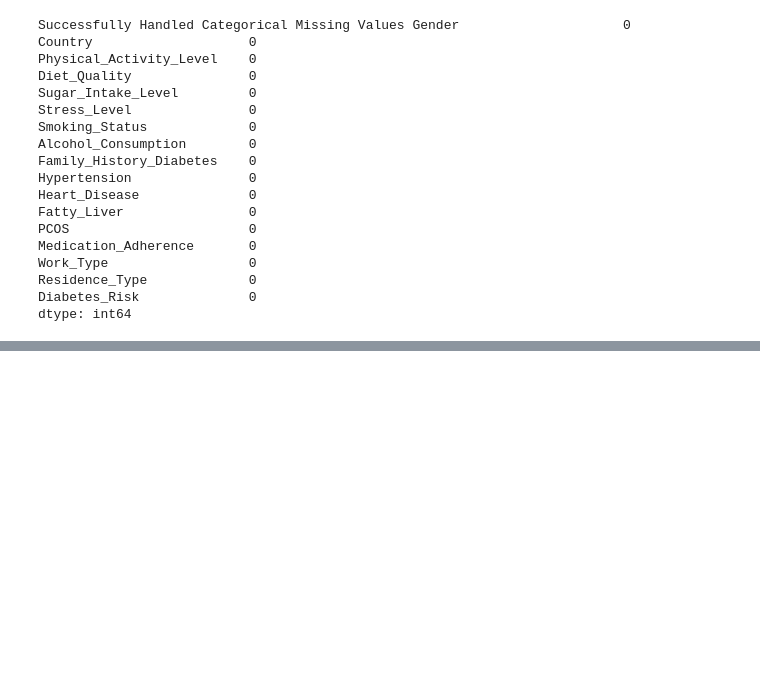
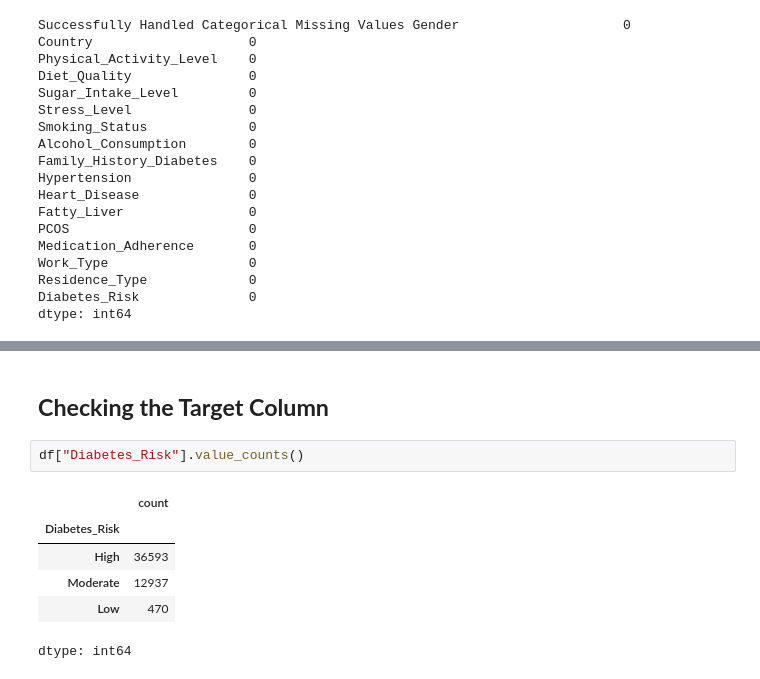
Before and after one commit to mdzubayereashraf/Ostad-AI-Engineering-Course-Assignments, a Jupyter notebook: Assignmen_No_11(Diabetes_Prediction).ipynb, the cells around one changed output, grey strips where cells are left out. Saved outputs shown, nothing was run; the diff lists cells and outputs as text; blank space fills up the shorter version.

```diff
--- a/Assignmen_No_11(Diabetes_Prediction).ipynb
+++ b/Assignmen_No_11(Diabetes_Prediction).ipynb
@@ -312,0 +327,11 @@ dtype: int64
+# %% [markdown]
+## **Checking the Target Column**
+# %%
+df["Diabetes_Risk"].value_counts()
+# %% [output]
+|  | count |
+| Diabetes_Risk |  |
+| High | 36593 |
+| Moderate | 12937 |
+| Low | 470 |
+dtype: int64
```
Also changed, not shown: parts of 5 cells of this notebook.
